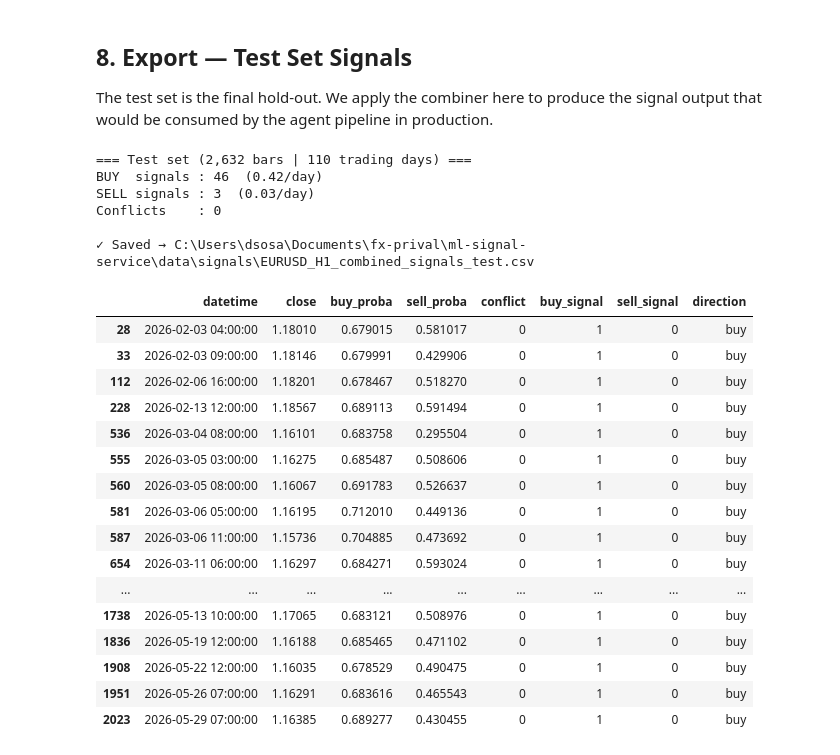
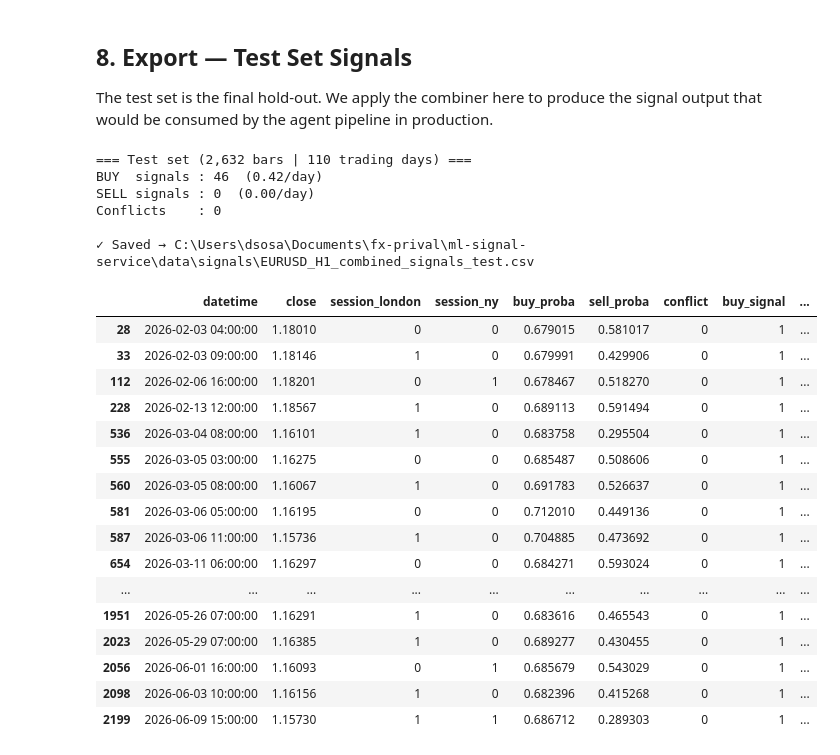
Before and after one commit to dfsosa83/fx-prival, a Jupyter notebook: ml-signal-service/notebooks/eurusd/signal_combiner.ipynb, the cells around one changed output. Saved outputs shown, nothing was run; the diff lists cells and outputs as text; code cells hidden in the pictures.

```diff
--- a/ml-signal-service/notebooks/eurusd/signal_combiner.ipynb
+++ b/ml-signal-service/notebooks/eurusd/signal_combiner.ipynb
@@ -246,7 +256,8 @@ def score_split(df_feat: pd.DataFrame, start: str, end: str) -> pd.DataFrame:
     buy_proba  = buy_bundle["model"].predict_proba(X_buy)[:, 1]
     sell_proba = sell_bundle["model"].predict_proba(X_sell)[:, 1]
 
-    result = df[["datetime", "close"]].copy()
+    session_cols = ["session_london", "session_ny"]
+    result = df[["datetime", "close"] + session_cols].copy()
     result["buy_proba"]  = buy_proba
     result["sell_proba"] = sell_proba
     return result
@@ -271,11 +282,15 @@ Test bars       : 2,632
 # %%
 def apply_conflict_filter(scores: pd.DataFrame,
                           buy_thr: float, sell_thr: float,
-                          cross_filter: float) -> pd.DataFrame:
+                          cross_filter: float,
+                          buy_only: bool = False,
+                          session_filter: bool = False) -> pd.DataFrame:
     """
     Apply decision logic to a dataframe of buy_proba / sell_proba.
 
     Decision rules:
+      - When buy_only=True: SELL lane disabled entirely; only BUY signals fire.
+      - When session_filter=True: signals gated to London+NY sessions only.
       - CONFLICT   : buy_proba >= buy_thr  AND sell_proba >= sell_thr  -> no trade
       - BUY signal : buy_proba >= buy_thr  AND sell_proba <  cross_filter
       - SELL signal: sell_proba >= sell_thr AND buy_proba  <  cross_filter
@@ -283,19 +298,30 @@ def apply_conflict_filter(scores: pd.DataFrame,
     """
     df = scores.copy()
 
-    buy_candidate  = df["buy_proba"]  >= buy_thr
-    sell_candidate = df["sell_proba"] >= sell_thr
+    buy_candidate = df["buy_proba"] >= buy_thr
 
-    df["conflict"]    = (buy_candidate & sell_candidate).astype(int)
-    df["buy_signal"]  = (buy_candidate  & (df["sell_proba"] < cross_filter)).astype(int)
-    df["sell_signal"] = (sell_candidate & (df["buy_proba"]  < cross_filter)).astype(int)
+    if not buy_only:
+        sell_candidate = df["sell_proba"] >= sell_thr
+        df["conflict"] = (buy_candidate & sell_candidate).astype(int)
+        df["buy_signal"] = (buy_candidate & (df["sell_proba"] < cross_filter)).astype(int)
+        df["sell_signal"] = (sell_candidate & (df["buy_proba"] < cross_filter)).astype(int)
+        df.loc[df["conflict"] == 1, ["buy_signal", "sell_signal"]] = 0
+    else:
+        df["conflict"] = 0
+        df["buy_signal"] = (buy_candidate & (df["sell_proba"] < cross_filter)).astype(int)
+        df["sell_signal"] = 0
 
-    df.loc[df["conflict"] == 1, ["buy_signal", "sell_signal"]] = 0
+    # Session filter: suppress signals outside London/NY
+    if session_filter:
+        in_session = (df["session_london"] == 1) | (df["session_ny"] == 1)
+        df["buy_signal"]  = df["buy_signal"]  & in_session
+        df["sell_signal"] = df["sell_signal"] & in_session
 
     df["direction"] = "neutral"
-    df.loc[df["buy_signal"]  == 1, "direction"] = "buy"
-    df.loc[df["sell_signal"] == 1, "direction"] = "sell"
-    df.loc[df["conflict"]    == 1, "direction"] = "conflict"
+    df.loc[df["buy_signal"] == 1, "direction"] = "buy"
+    if not buy_only:
+        df.loc[df["sell_signal"] == 1, "direction"] = "sell"
+    df.loc[df["conflict"] == 1, "direction"] = "conflict"
 
     return df
 
@@ -336,7 +362,8 @@ def apply_cooldown(df: pd.DataFrame, cooldown_bars: int) -> pd.DataFrame:
 
 # Apply conflict filter + cooldown to validation set
 val_combined = apply_conflict_filter(
-    val_scores, BUY_THRESHOLD, SELL_THRESHOLD, CROSS_FILTER
+    val_scores, BUY_THRESHOLD, SELL_THRESHOLD, CROSS_FILTER,
+    buy_only=BUY_ONLY
 )
 val_combined = apply_cooldown(val_combined, COOLDOWN_BARS)
 
@@ -585,46 +612,47 @@ The test set is the final hold-out. We apply the combiner here to produce the si
 that would be consumed by the agent pipeline in production.
 # %%
 test_combined = apply_conflict_filter(
-    test_scores, BUY_THRESHOLD, SELL_THRESHOLD, CROSS_FILTER
+    test_scores, BUY_THRESHOLD, SELL_THRESHOLD, CROSS_FILTER,
+    buy_only=BUY_ONLY
 )
 test_combined = apply_cooldown(test_combined, COOLDOWN_BARS)
 
 td_test = len(test_combined) / 24
 
 print(f"=== Test set ({len(test_combined):,} bars | {td_test:.0f} trading days) ===")
 print(f"BUY  signals : {test_combined['buy_signal'].sum()}  ({test_combined['buy_signal'].sum()/td_test:.2f}/day)")
 print(f"SELL signals : {test_combined['sell_signal'].sum()}  ({test_combined['sell_signal'].sum()/td_test:.2f}/day)")
 print(f"Conflicts    : {test_combined['conflict'].sum()}")
 
 OUTPUT_DIR = ROOT / "data" / "signals"
 OUTPUT_DIR.mkdir(parents=True, exist_ok=True)
 
 out_path = OUTPUT_DIR / f"{PAIR}_{TIMEFRAME}_combined_signals_test.csv"
 test_combined.to_csv(out_path, index=False)
 print(f"\n✓ Saved → {out_path}")
 
 display(test_combined[test_combined["direction"] != "neutral"].head(30))
 # %% [output]
 === Test set (2,632 bars | 110 trading days) ===
 BUY  signals : 46  (0.42/day)
-SELL signals : 3  (0.03/day)
+SELL signals : 0  (0.00/day)
 Conflicts    : 0
 
 ✓ Saved → C:\Users\dsosa\Documents\fx-prival\ml-signal-service\data\signals\EURUSD_H1_combined_signals_test.csv
-|  | datetime | close | buy_proba | sell_proba | conflict | buy_signal | sell_signal | direction |
-| 28 | 2026-02-03 04:00:00 | 1.18010 | 0.679015 | 0.581017 | 0 | 1 | 0 | buy |
-| 33 | 2026-02-03 09:00:00 | 1.18146 | 0.679991 | 0.429906 | 0 | 1 | 0 | buy |
-| 112 | 2026-02-06 16:00:00 | 1.18201 | 0.678467 | 0.518270 | 0 | 1 | 0 | buy |
-| 228 | 2026-02-13 12:00:00 | 1.18567 | 0.689113 | 0.591494 | 0 | 1 | 0 | buy |
-| 536 | 2026-03-04 08:00:00 | 1.16101 | 0.683758 | 0.295504 | 0 | 1 | 0 | buy |
-| 555 | 2026-03-05 03:00:00 | 1.16275 | 0.685487 | 0.508606 | 0 | 1 | 0 | buy |
-| 560 | 2026-03-05 08:00:00 | 1.16067 | 0.691783 | 0.526637 | 0 | 1 | 0 | buy |
-| 581 | 2026-03-06 05:00:00 | 1.16195 | 0.712010 | 0.449136 | 0 | 1 | 0 | buy |
-| 587 | 2026-03-06 11:00:00 | 1.15736 | 0.704885 | 0.473692 | 0 | 1 | 0 | buy |
-| 654 | 2026-03-11 06:00:00 | 1.16297 | 0.684271 | 0.593024 | 0 | 1 | 0 | buy |
-| ... | ... | ... | ... | ... | ... | ... | ... | ... |
-| 1738 | 2026-05-13 10:00:00 | 1.17065 | 0.683121 | 0.508976 | 0 | 1 | 0 | buy |
-| 1836 | 2026-05-19 12:00:00 | 1.16188 | 0.685465 | 0.471102 | 0 | 1 | 0 | buy |
-| 1908 | 2026-05-22 12:00:00 | 1.16035 | 0.678529 | 0.490475 | 0 | 1 | 0 | buy |
-| 1951 | 2026-05-26 07:00:00 | 1.16291 | 0.683616 | 0.465543 | 0 | 1 | 0 | buy |
-| 2023 | 2026-05-29 07:00:00 | 1.16385 | 0.689277 | 0.430455 | 0 | 1 | 0 | buy |
+|  | datetime | close | session_london | session_ny | buy_proba | sell_proba | conflict | buy_signal | ... |
+| 28 | 2026-02-03 04:00:00 | 1.18010 | 0 | 0 | 0.679015 | 0.581017 | 0 | 1 | ... |
+| 33 | 2026-02-03 09:00:00 | 1.18146 | 1 | 0 | 0.679991 | 0.429906 | 0 | 1 | ... |
+| 112 | 2026-02-06 16:00:00 | 1.18201 | 0 | 1 | 0.678467 | 0.518270 | 0 | 1 | ... |
+| 228 | 2026-02-13 12:00:00 | 1.18567 | 1 | 0 | 0.689113 | 0.591494 | 0 | 1 | ... |
+| 536 | 2026-03-04 08:00:00 | 1.16101 | 1 | 0 | 0.683758 | 0.295504 | 0 | 1 | ... |
+| 555 | 2026-03-05 03:00:00 | 1.16275 | 0 | 0 | 0.685487 | 0.508606 | 0 | 1 | ... |
+| 560 | 2026-03-05 08:00:00 | 1.16067 | 1 | 0 | 0.691783 | 0.526637 | 0 | 1 | ... |
+| 581 | 2026-03-06 05:00:00 | 1.16195 | 0 | 0 | 0.712010 | 0.449136 | 0 | 1 | ... |
+| 587 | 2026-03-06 11:00:00 | 1.15736 | 1 | 0 | 0.704885 | 0.473692 | 0 | 1 | ... |
+| 654 | 2026-03-11 06:00:00 | 1.16297 | 0 | 0 | 0.684271 | 0.593024 | 0 | 1 | ... |
+| ... | ... | ... | ... | ... | ... | ... | ... | ... | ... |
+| 1951 | 2026-05-26 07:00:00 | 1.16291 | 1 | 0 | 0.683616 | 0.465543 | 0 | 1 | ... |
+| 2023 | 2026-05-29 07:00:00 | 1.16385 | 1 | 0 | 0.689277 | 0.430455 | 0 | 1 | ... |
+| 2056 | 2026-06-01 16:00:00 | 1.16093 | 0 | 1 | 0.685679 | 0.543029 | 0 | 1 | ... |
+| 2098 | 2026-06-03 10:00:00 | 1.16156 | 1 | 0 | 0.682396 | 0.415268 | 0 | 1 | ... |
+| 2199 | 2026-06-09 15:00:00 | 1.15730 | 1 | 1 | 0.686712 | 0.289303 | 0 | 1 | ... |
```
Also changed, not shown: parts of 12 cells of this notebook, 12 other files.
